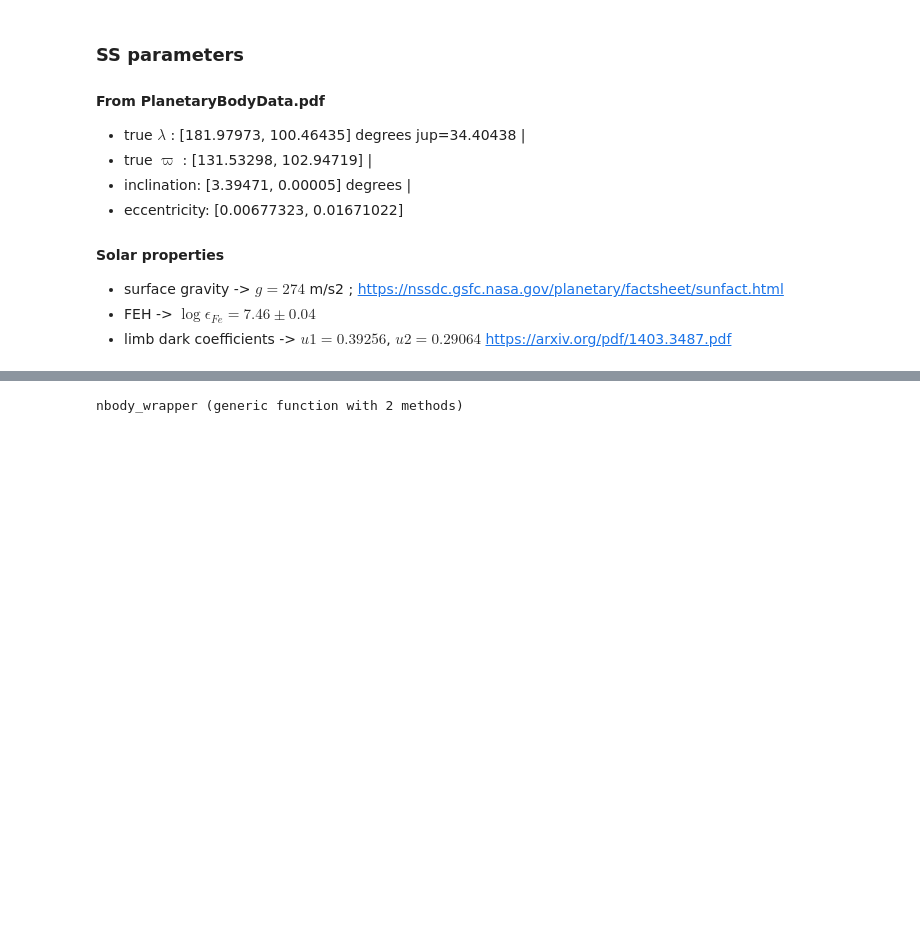
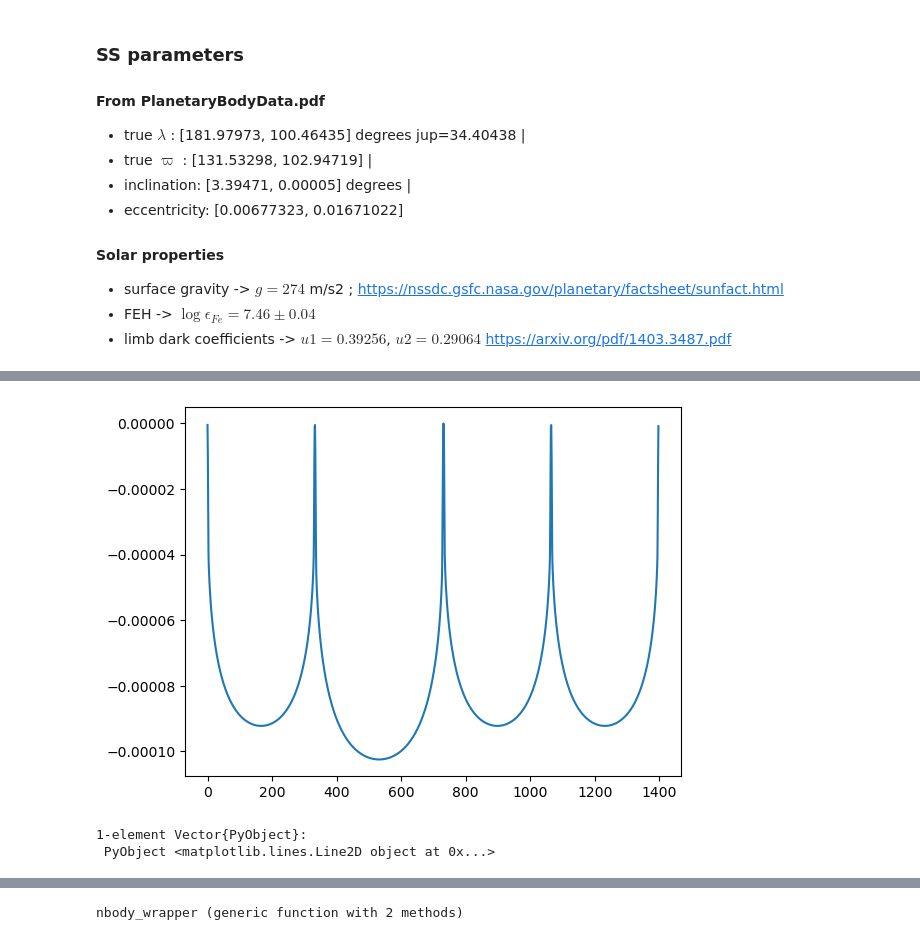
Before and after one commit to bmlindor/ttv_ss, a Jupyter notebook: src/nbody_grad.ipynb, the cells around one changed output, grey strips where cells are left out. Cells and saved outputs as stored; diff of their text form; code cells hidden in the pictures; blank space fills up the shorter version.

```diff
--- a/src/nbody_grad.ipynb
+++ b/src/nbody_grad.ipynb
@@ -154,3 +191,12 @@ ax2.set_xlim(3624.0,3624.8);ax2.tick_params(left=false,labelleft=false)
+# %%
+fm=AgolModels.FluxModel(θ,3,0.0,700.0,0.5,2 / 60 / 24 )
+mask=AgolModels.compute_flux(fm,θ) .!==0.0
+flux=AgolModels.compute_flux(fm,θ)[mask]
+plot(flux)
+# %% [output]
+[figure, added]
+1-element Vector{PyObject}:
+ PyObject <matplotlib.lines.Line2D object at 0x...>
 # %%
 # """ to simulate transit times
 # # data=[body,tt0,ttimes,sigtt]
```
Also changed, not shown: parts of 26 cells of this notebook, 10 other files.
